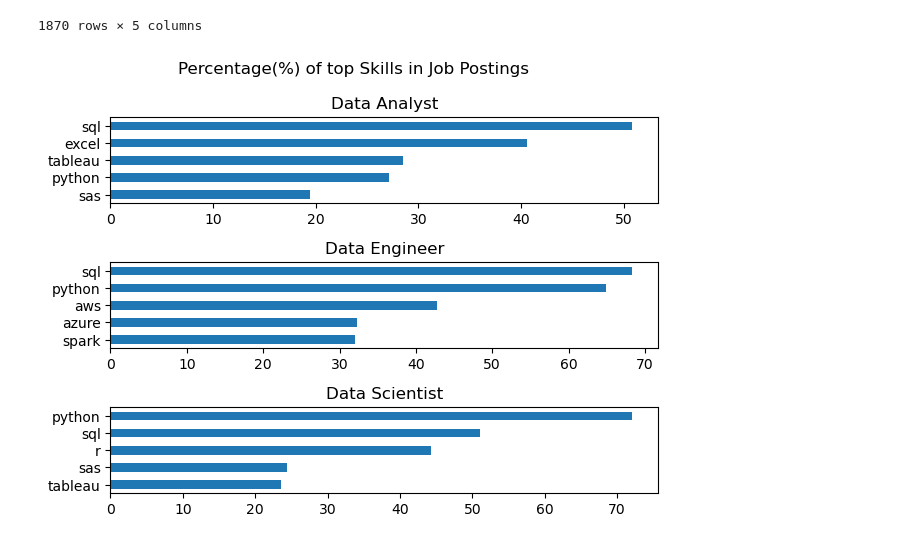
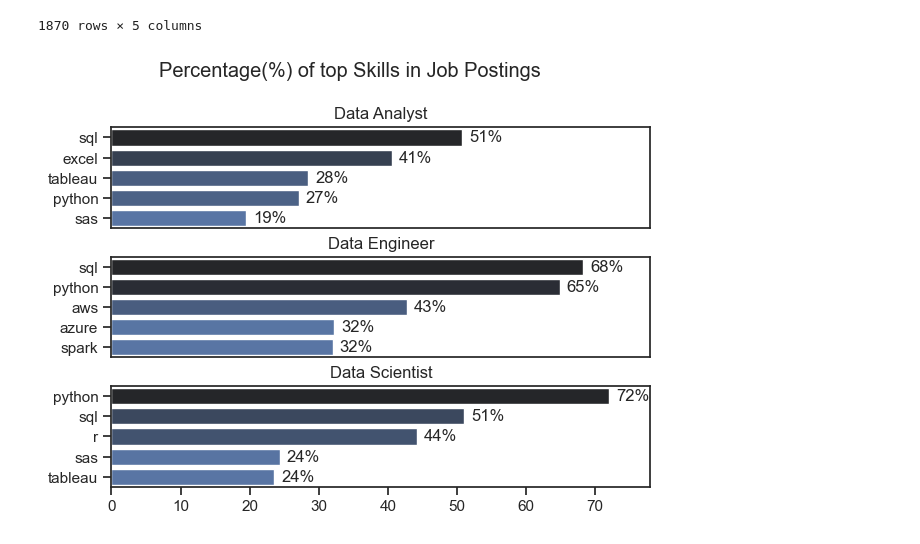
Before and after one commit to sajed-abir/Data-Project, a Jupyter notebook: Project/2_Skills_Count.ipynb, the cells around one changed output. Cells and saved outputs as stored; diff of their text form; code cells hidden in the pictures.

```diff
--- a/Project/2_Skills_Count.ipynb
+++ b/Project/2_Skills_Count.ipynb
@@ -87,17 +85,24 @@ df_skill_perc
 # %%
 fig, ax = plt.subplots(len(job_titles),1)
 
+sns.set_theme(style='ticks')
 for i, job_title in enumerate(job_titles):
-
     df_plot = (df_skill_perc[df_skill_perc['job_title_short'] == job_title].head(5))
-    df_plot.plot(kind='barh', x='job_skills', y='skill_percent', ax=ax[i], title=job_title)
-
-    ax[i].invert_yaxis()
+    sns.barplot(data=df_plot, x='skill_percent', y='job_skills', ax=ax[i], hue='skill_count', palette='dark:b_r')
+    ax[i].set_title(job_title)
+    ax[i].set_xlabel('')
     ax[i].set_ylabel('')
     ax[i].legend().set_visible(False)
-    #ax[i].set_xlim(0, 120000)
+    ax[i].set_xlim(0, 78)
+
+    for n, v in enumerate(df_plot['skill_percent']):
+        ax[i].text(v+1, n, f'{v:.0f}%', va='center')
+
+    if i != len(job_titles)-1:
+
+     ax[i].set_xticks([])
 
 fig.suptitle('Percentage(%) of top Skills in Job Postings')
-fig.tight_layout()
+fig.tight_layout(h_pad=0.5)
 # %% [output]
-[figure, old version]
+[figure, new version]
```
Also changed, not shown: parts of 1 cell of this notebook, 2 other files.
